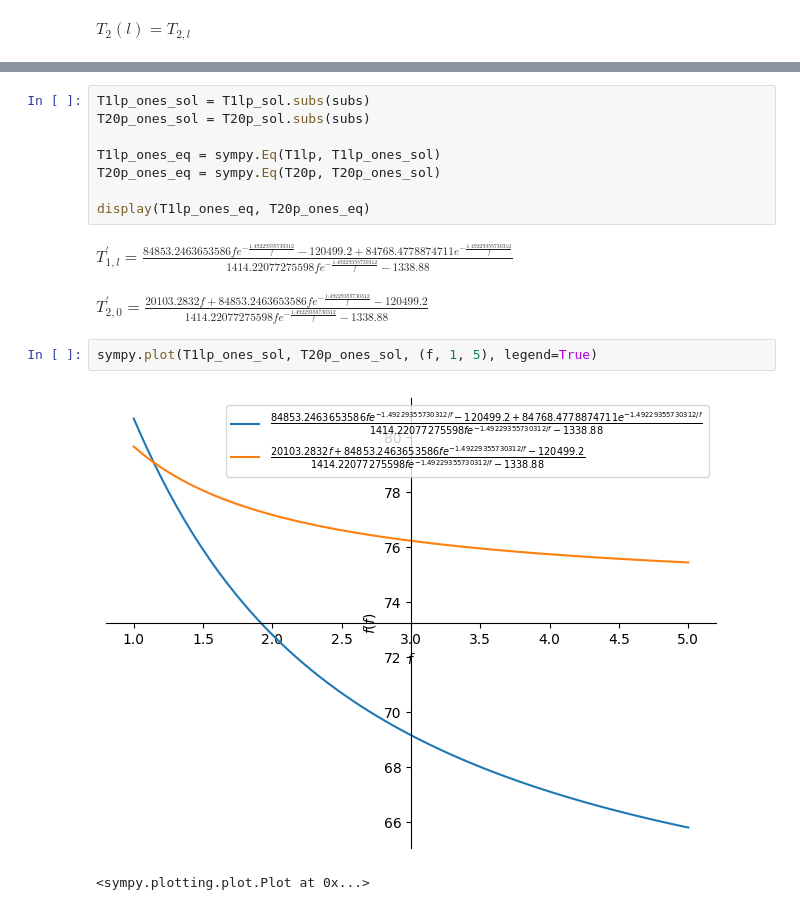
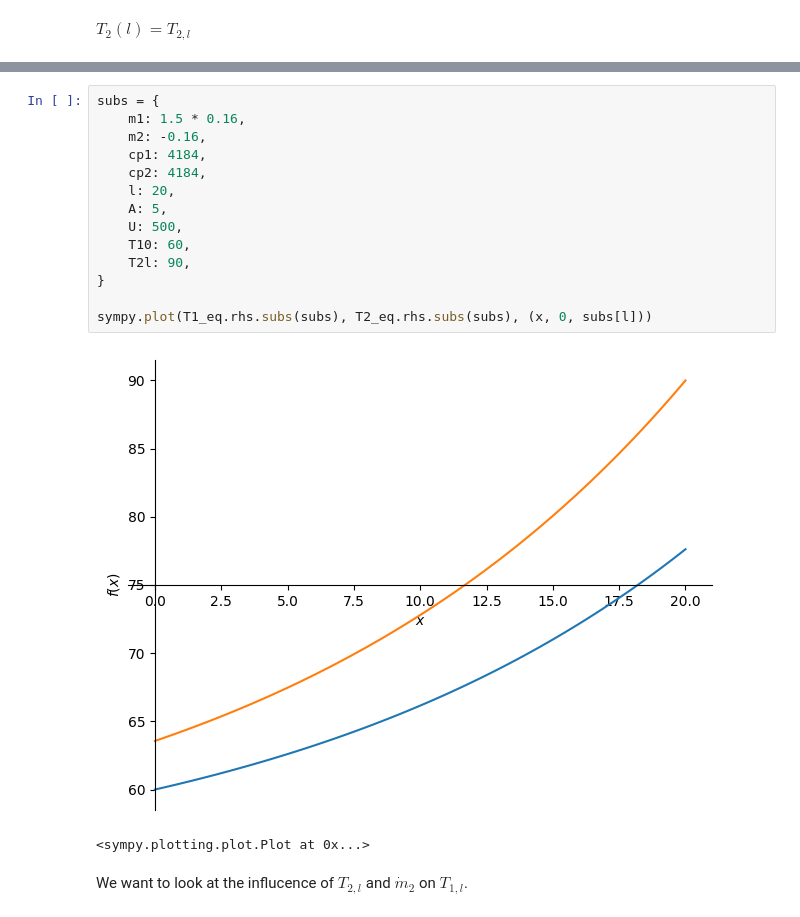
Before and after one commit to zuckerruebe/notebooks, a Jupyter notebook: lmtd.ipynb, the cells around one changed output, grey strips where cells are left out. Saved outputs shown, nothing was run; the diff lists cells and outputs as text.

```diff
--- a/lmtd.ipynb
+++ b/lmtd.ipynb
@@ -233,16 +58,19 @@ $\displaystyle T_{2,0}^\prime = \frac{T_{1,0} \dot{m}_1 c_{p,1} f e^{A U \left(\
-# %%
-T1lp_ones_sol = T1lp_sol.subs(subs)
-T20p_ones_sol = T20p_sol.subs(subs)
-
-T1lp_ones_eq = sympy.Eq(T1lp, T1lp_ones_sol)
-T20p_ones_eq = sympy.Eq(T20p, T20p_ones_sol)
-
-display(T1lp_ones_eq, T20p_ones_eq)
-# %% [output]
-$\displaystyle T_{1,l}^\prime = \frac{84853.2463653586 f e^{- \frac{1.49229355730312}{f}} - 120499.2 + 84768.4778874711 e^{- \frac{1.49229355730312}{f}}}{1414.22077275598 f e^{- \frac{1.49229355730312}{f}} - 1338.88}$
-$\displaystyle T_{2,0}^\prime = \frac{20103.2832 f + 84853.2463653586 f e^{- \frac{1.49229355730312}{f}} - 120499.2}{1414.22077275598 f e^{- \frac{1.49229355730312}{f}} - 1338.88}$
-# %%
-sympy.plot(T1lp_ones_sol, T20p_ones_sol, (f, 1, 5), legend=True)
-# %% [output]
-[figure, removed]
-<sympy.plotting.plot.Plot at 0x...>
+# %%
+subs = {
+    m1: 1.5 * 0.16,
+    m2: -0.16,
+    cp1: 4184,
+    cp2: 4184,
+    l: 20,
+    A: 5,
+    U: 500,
+    T10: 60,
+    T2l: 90,
+}
+
+sympy.plot(T1_eq.rhs.subs(subs), T2_eq.rhs.subs(subs), (x, 0, subs[l]))
+# %% [output]
+[figure, added]
+<sympy.plotting.plot.Plot at 0x...>
+# %% [markdown]
+We want to look at the influcence of $T_{2,l}$ and $\dot{m}_2$ on $T_{1,l}$.
```
Also changed, not shown: parts of 43 cells of this notebook.
